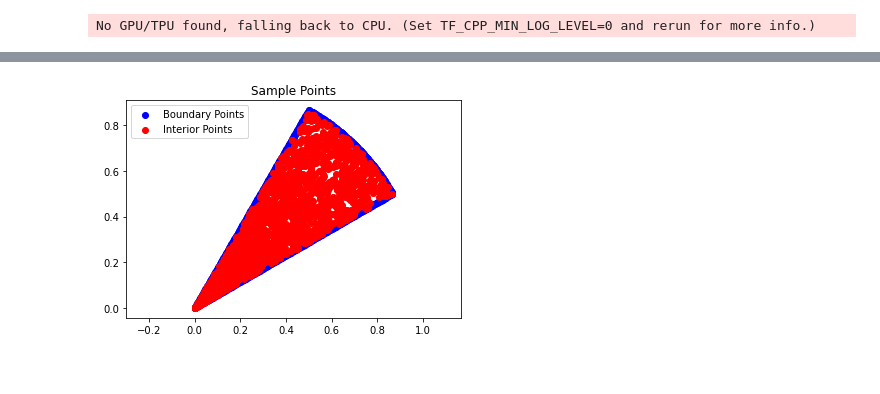
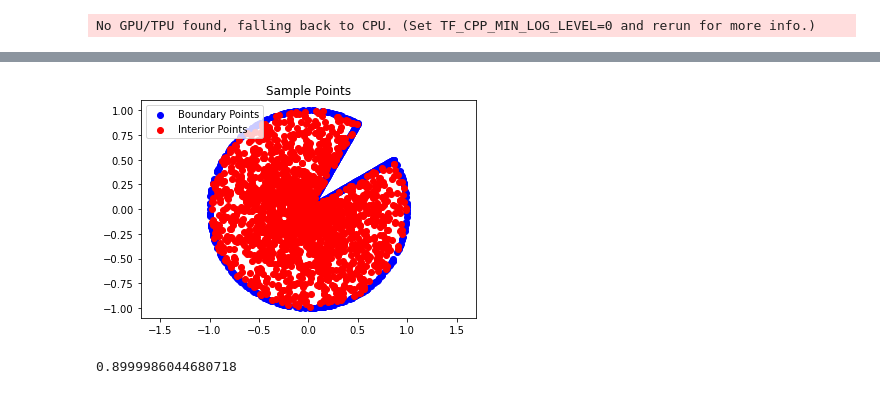
Before and after one commit to cade-b/kernel-pdes, a Jupyter notebook: odd_domain.ipynb, the cells around one changed output, grey strips where cells are left out. Drawn from its saved outputs; the diff is of its cells as text; code cells hidden in the pictures.

```diff
--- a/odd_domain.ipynb
+++ b/odd_domain.ipynb
@@ -59,7 +67,7 @@ num_interior = 2000
 num_per_boundary = 300
 num_boundary=3*num_per_boundary
 
-angle1 = jnp.pi/6; angle2 = jnp.pi/3
+angle1 = jnp.pi/3; angle2 = jnp.pi*(13/6)
 
 # Generate random interior points
 thetas = jax.random.uniform(key, shape=(num_interior,1), minval=angle1, maxval=angle2)
@@ -74,34 +82,34 @@ interior_points = jnp.column_stack((x_interior, y_interior))
 ts = jax.random.uniform(key, shape=(num_per_boundary,1),minval=angle1, maxval=angle2)
 x_boundary = jnp.cos(ts)
 y_boundary = jnp.sin(ts)
 boundary_points1 = jnp.column_stack((x_boundary, y_boundary))
 
 boundary_point_samples=np.linspace(0,1,num_per_boundary)
 x_boundary = boundary_point_samples*jnp.cos(angle1)
 y_boundary = boundary_point_samples*jnp.sin(angle1)
 boundary_points2 = jnp.column_stack((x_boundary, y_boundary))
 
 boundary_point_samples=np.linspace(0,1,num_per_boundary)
 x_boundary = boundary_point_samples*jnp.cos(angle2)
 y_boundary = boundary_point_samples*jnp.sin(angle2)
 boundary_points3 = jnp.column_stack((x_boundary, y_boundary))
 
 boundary_points = np.vstack([
     boundary_points1,
     boundary_points2,
     boundary_points3,
 ])
 
 all_points = jnp.vstack([interior_points, boundary_points])
 
 plt.title("Sample Points")
 plt.scatter(boundary_points[:, 0], boundary_points[:, 1], c='blue', label='Boundary Points')
 plt.scatter(interior_points[:, 0], interior_points[:, 1], c='red', label='Interior Points')
 plt.legend()
 plt.axis('equal')
 plt.show()
 # %% [output]
-[figure, old version]
+[figure, new version]
 # %%
 K1 = vec_k_laplap(interior_points,interior_points)
 K2 = vec_k_lapx(boundary_points,interior_points)
@@ -121,3 +133,7 @@ rhs_total = jnp.hstack([interior_rhs,boundary_rhs])
+# %%
+max(interior_rhs)-min(interior_rhs)
+# %% [output]
+0.8999986044680718
 # %%
 nugget=1e-10
 Kmat=K_full+nugget*jnp.diag(jnp.diag(K_full))
```
Also changed, not shown: parts of 6 cells of this notebook.
